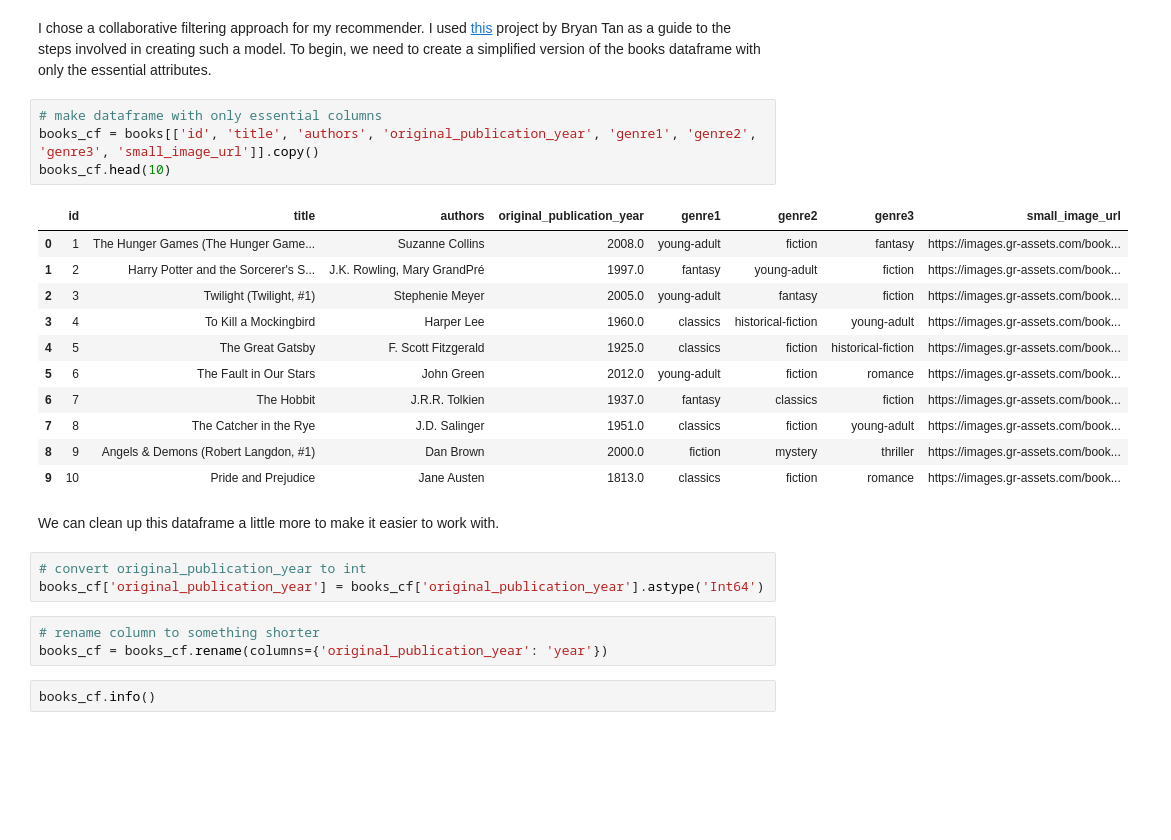
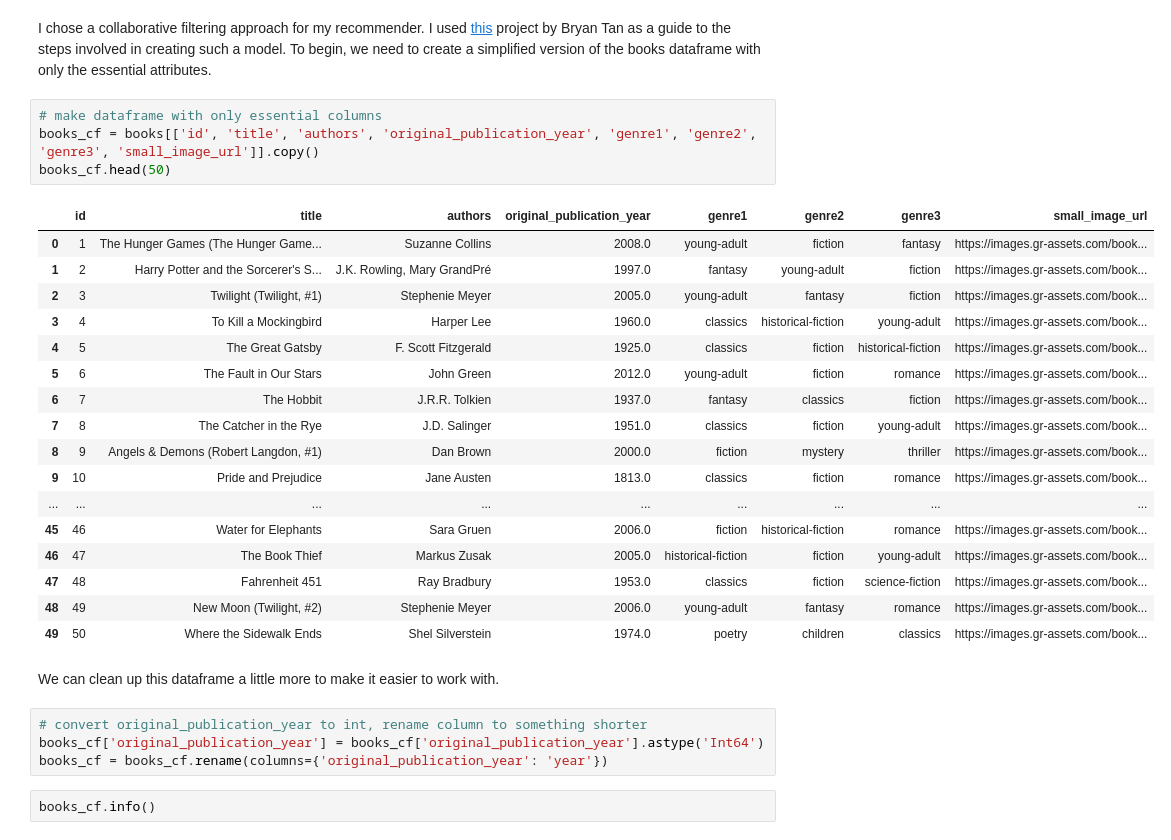
Before and after one commit to gcolson11/Capstone_Books, a Jupyter notebook: Pre-processing and Model.ipynb, the cells around one changed output. Cells and saved outputs as stored; diff of their text form; blank space fills up the shorter version.

```diff
--- a/Pre-processing and Model.ipynb
+++ b/Pre-processing and Model.ipynb
@@ -48,27 +48,31 @@ I chose a collaborative filtering approach for my recommender. I used [this](htt
 # %%
 # make dataframe with only essential columns
 books_cf = books[['id', 'title', 'authors', 'original_publication_year', 'genre1', 'genre2', 'genre3', 'small_image_url']].copy()
-books_cf.head(10)
+books_cf.head(50)
 # %% [output]
 |  | id | title | authors | original_publication_year | genre1 | genre2 | genre3 | small_image_url |
 | 0 | 1 | The Hunger Games (The Hunger Game... | Suzanne Collins | 2008.0 | young-adult | fiction | fantasy | https://images.gr-assets.com/book... |
 | 1 | 2 | Harry Potter and the Sorcerer's S... | J.K. Rowling, Mary GrandPré | 1997.0 | fantasy | young-adult | fiction | https://images.gr-assets.com/book... |
 | 2 | 3 | Twilight (Twilight, #1) | Stephenie Meyer | 2005.0 | young-adult | fantasy | fiction | https://images.gr-assets.com/book... |
 | 3 | 4 | To Kill a Mockingbird | Harper Lee | 1960.0 | classics | historical-fiction | young-adult | https://images.gr-assets.com/book... |
 | 4 | 5 | The Great Gatsby | F. Scott Fitzgerald | 1925.0 | classics | fiction | historical-fiction | https://images.gr-assets.com/book... |
 | 5 | 6 | The Fault in Our Stars | John Green | 2012.0 | young-adult | fiction | romance | https://images.gr-assets.com/book... |
 | 6 | 7 | The Hobbit | J.R.R. Tolkien | 1937.0 | fantasy | classics | fiction | https://images.gr-assets.com/book... |
 | 7 | 8 | The Catcher in the Rye | J.D. Salinger | 1951.0 | classics | fiction | young-adult | https://images.gr-assets.com/book... |
 | 8 | 9 | Angels & Demons (Robert Langdon, #1) | Dan Brown | 2000.0 | fiction | mystery | thriller | https://images.gr-assets.com/book... |
 | 9 | 10 | Pride and Prejudice | Jane Austen | 1813.0 | classics | fiction | romance | https://images.gr-assets.com/book... |
+| ... | ... | ... | ... | ... | ... | ... | ... | ... |
+| 45 | 46 | Water for Elephants | Sara Gruen | 2006.0 | fiction | historical-fiction | romance | https://images.gr-assets.com/book... |
+| 46 | 47 | The Book Thief | Markus Zusak | 2005.0 | historical-fiction | fiction | young-adult | https://images.gr-assets.com/book... |
+| 47 | 48 | Fahrenheit 451 | Ray Bradbury | 1953.0 | classics | fiction | science-fiction | https://images.gr-assets.com/book... |
+| 48 | 49 | New Moon (Twilight, #2) | Stephenie Meyer | 2006.0 | young-adult | fantasy | romance | https://images.gr-assets.com/book... |
+| 49 | 50 | Where the Sidewalk Ends | Shel Silverstein | 1974.0 | poetry | children | classics | https://images.gr-assets.com/book... |
 # %% [markdown]
 We can clean up this dataframe a little more to make it easier to work with.
 # %%
-# convert original_publication_year to int
+# convert original_publication_year to int, rename column to something shorter
 books_cf['original_publication_year'] = books_cf['original_publication_year'].astype('Int64')
+books_cf = books_cf.rename(columns={'original_publication_year': 'year'})
-# %%
-# rename column to something shorter
-books_cf = books_cf.rename(columns={'original_publication_year': 'year'})
 # %%
 books_cf.info()
 # %% [output]
```
Also changed, not shown: parts of 25 cells of this notebook.
